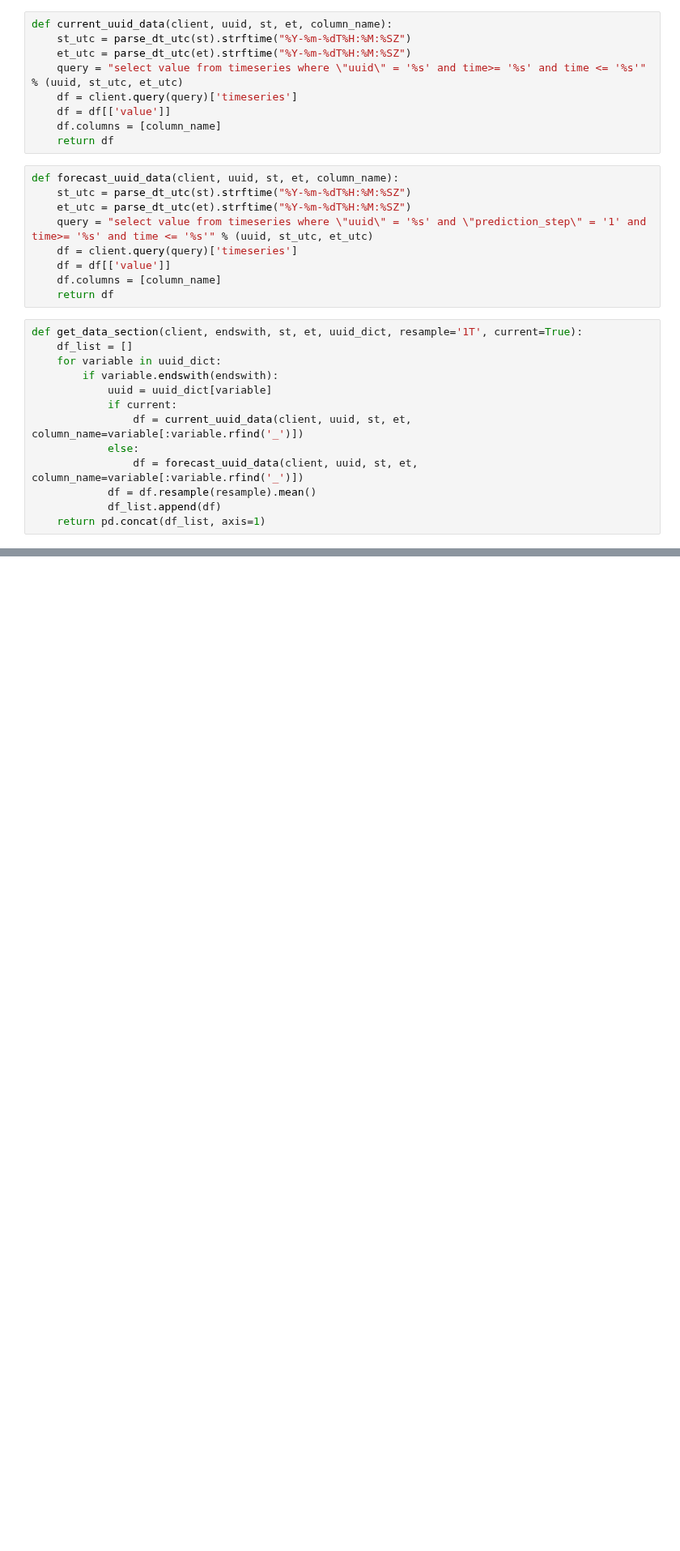
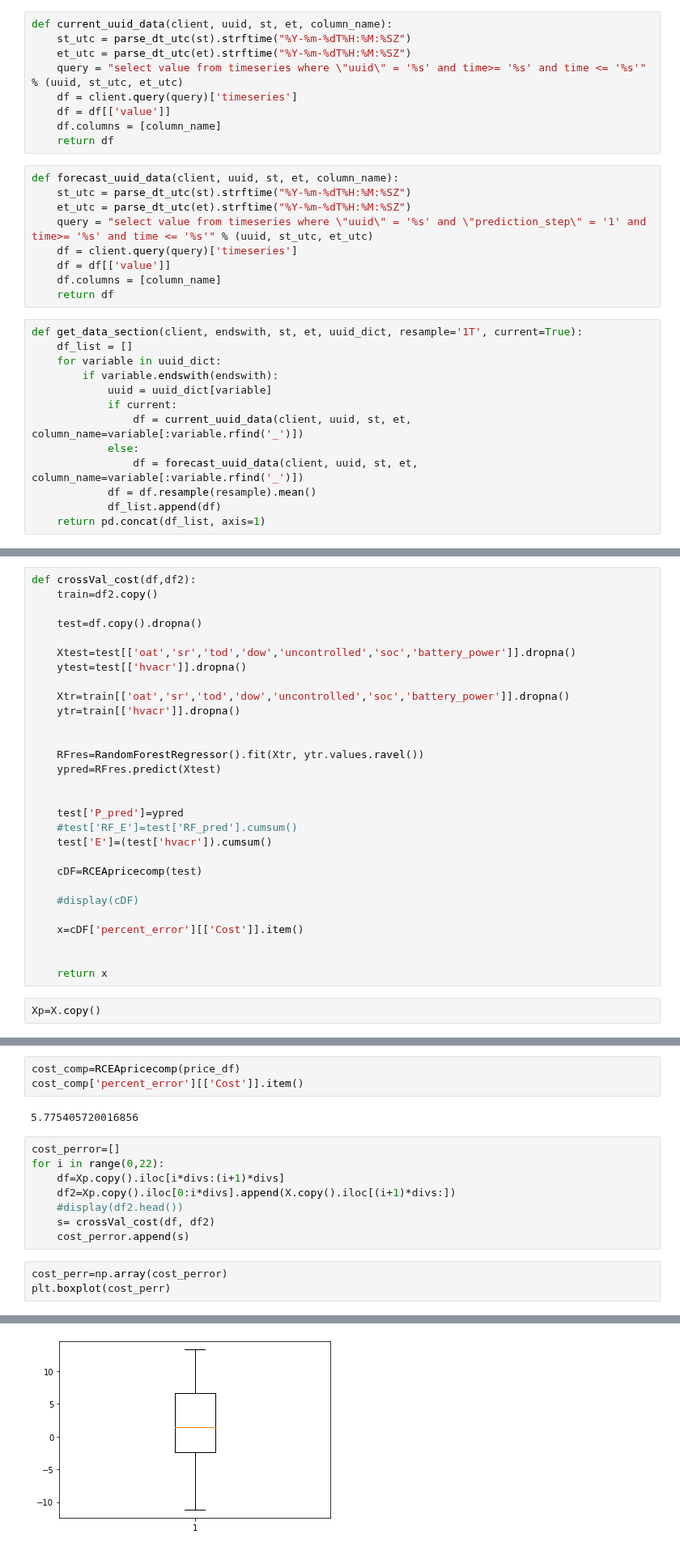
Before and after one commit to LBNL-ETA/SolarPlus-Optimizer, a Jupyter notebook: data_analysis/get_baseline.ipynb, the cells around one changed output, grey strips where cells are left out. Shown at 81% size. Saved outputs shown, nothing was run; the diff lists cells and outputs as text; blank space fills up the shorter version.

```diff
--- a/data_analysis/get_baseline.ipynb
+++ b/data_analysis/get_baseline.ipynb
@@ -344,0 +622,31 @@ Freq: 30T, dtype: float64
+# %%
+def crossVal_cost(df,df2):
+    train=df2.copy()
+
+    test=df.copy().dropna()
+
+    Xtest=test[['oat','sr','tod','dow','uncontrolled','soc','battery_power']].dropna()
+    ytest=test[['hvacr']].dropna()
+
+    Xtr=train[['oat','sr','tod','dow','uncontrolled','soc','battery_power']].dropna()
+    ytr=train[['hvacr']].dropna()
+
+
+    RFres=RandomForestRegressor().fit(Xtr, ytr.values.ravel())
+    ypred=RFres.predict(Xtest)
+
+
+    test['P_pred']=ypred
+    #test['RF_E']=test['RF_pred'].cumsum()
+    test['E']=(test['hvacr']).cumsum()
+
+    cDF=RCEApricecomp(test)
+
+    #display(cDF)
+
+    x=cDF['percent_error'][['Cost']].item()
+
+
+    return x
+# %%
+Xp=X.copy()
@@ -344,0 +677,17 @@ Freq: 30T, dtype: float64
+# %%
+cost_comp=RCEApricecomp(price_df)
+cost_comp['percent_error'][['Cost']].item()
+# %% [output]
+5.775405720016856
+# %%
+cost_perror=[]
+for i in range(0,22):
+    df=Xp.copy().iloc[i*divs:(i+1)*divs]
+    df2=Xp.copy().iloc[0:i*divs].append(X.copy().iloc[(i+1)*divs:])
+    #display(df2.head())
+    s= crossVal_cost(df, df2)
+    cost_perror.append(s)
+# %%
+cost_perr=np.array(cost_perror)
+plt.boxplot(cost_perr)
+# %% [output]
@@ -344,0 +702 @@ Freq: 30T, dtype: float64
+[figure, added]
```
Also changed, not shown: parts of 129 cells of this notebook.
